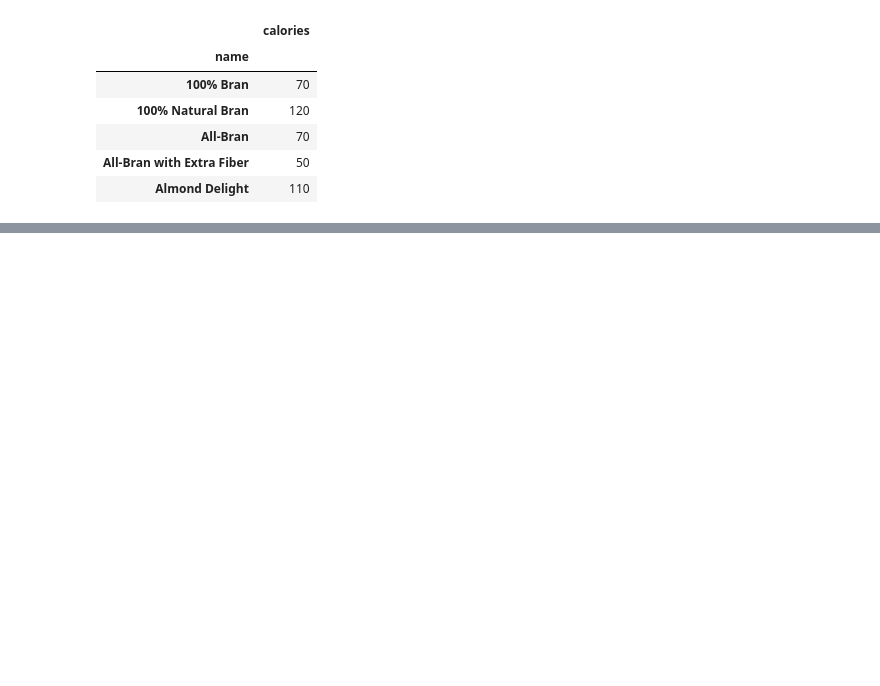
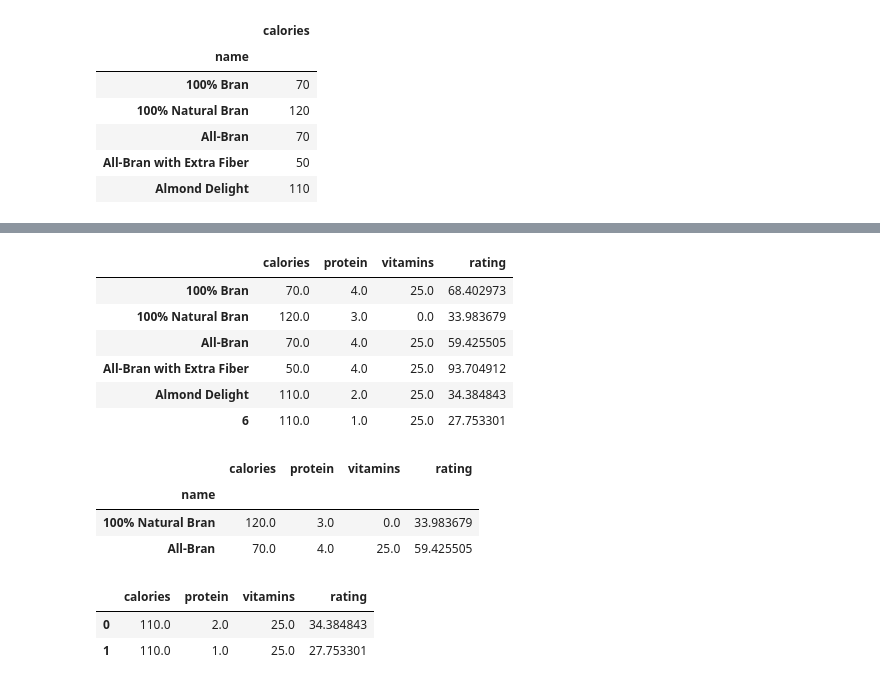
Before and after one commit to AttaUrRehman121/python, a Jupyter notebook: python_prectic/pandaLB.ipynb, the cells around one changed output, grey strips where cells are left out. Saved outputs shown, nothing was run; the diff lists cells and outputs as text; code cells hidden in the pictures; blank space fills up the shorter version.

```diff
--- a/python_prectic/pandaLB.ipynb
+++ b/python_prectic/pandaLB.ipynb
@@ -248,0 +294,29 @@ df[['calories']]
+# %%
+newDF = pd.read_csv('Myfile.csv')
+newDF
+# %% [output]
+|  | calories | protein | vitamins | rating |
+| 100% Bran | 70.0 | 4.0 | 25.0 | 68.402973 |
+| 100% Natural Bran | 120.0 | 3.0 | 0.0 | 33.983679 |
+| All-Bran | 70.0 | 4.0 | 25.0 | 59.425505 |
+| All-Bran with Extra Fiber | 50.0 | 4.0 | 25.0 | 93.704912 |
+| Almond Delight | 110.0 | 2.0 | 25.0 | 34.384843 |
+| 6 | 110.0 | 1.0 | 25.0 | 27.753301 |
+# %%
+# concatenating DataFrame
+
+df1 = df[1:3]
+df1
+# %% [output]
+|  | calories | protein | vitamins | rating |
+| name |  |  |  |  |
+| 100% Natural Bran | 120.0 | 3.0 | 0.0 | 33.983679 |
+| All-Bran | 70.0 | 4.0 | 25.0 | 59.425505 |
+# %%
+df2 = df[4:8]
+df2 = df2.reset_index(drop= True)
+df2
+# %% [output]
+|  | calories | protein | vitamins | rating |
+| 0 | 110.0 | 2.0 | 25.0 | 34.384843 |
+| 1 | 110.0 | 1.0 | 25.0 | 27.753301 |
```
Also changed, not shown: parts of 8 cells of this notebook, 1 other file.
